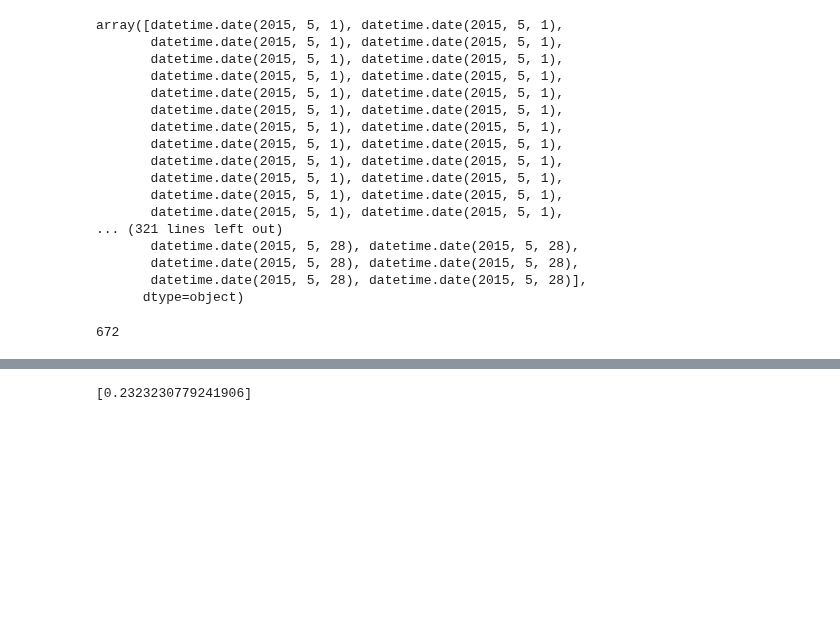
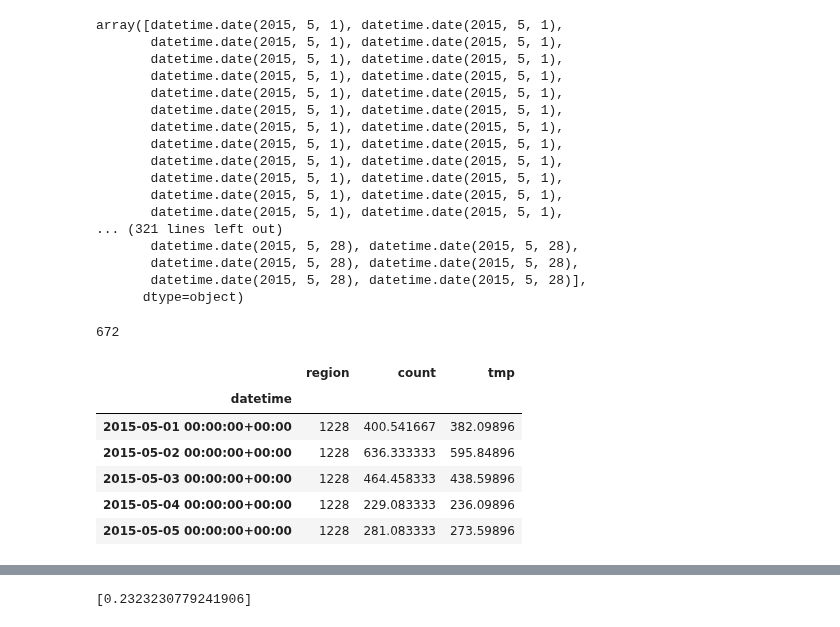
Before and after one commit to dminikorenb/DataLearning, a Jupyter notebook: 3-Taxi/dminik6_part3_w3.ipynb, the cells around one changed output, grey strips where cells are left out. Cells and saved outputs as stored; diff of their text form; code cells hidden in the pictures; blank space fills up the shorter version.

```diff
--- a/3-Taxi/dminik6_part3_w3.ipynb
+++ b/3-Taxi/dminik6_part3_w3.ipynb
@@ -158,6 +158,15 @@ len(stmp)
 # %%
 # X_week = []
 # ibeg = 0
 # for k in range(2, 6):
 #     X_week.append([ math.sin(i* 2.*math.pi*k/168) for i in range(ibeg, len(stmp) + ibeg)])
 #     X_week.append([ math.cos(i* 2.*math.pi*k/168) for i in range(ibeg, len(stmp) + ibeg)])
+s_mean.head()
+# %% [output]
+|  | region | count | tmp |
+| datetime |  |  |  |
+| 2015-05-01 00:00:00+00:00 | 1228 | 400.541667 | 382.09896 |
+| 2015-05-02 00:00:00+00:00 | 1228 | 636.333333 | 595.84896 |
+| 2015-05-03 00:00:00+00:00 | 1228 | 464.458333 | 438.59896 |
+| 2015-05-04 00:00:00+00:00 | 1228 | 229.083333 | 236.09896 |
+| 2015-05-05 00:00:00+00:00 | 1228 | 281.083333 | 273.59896 |
```
Also changed, not shown: parts of 4 cells of this notebook.
